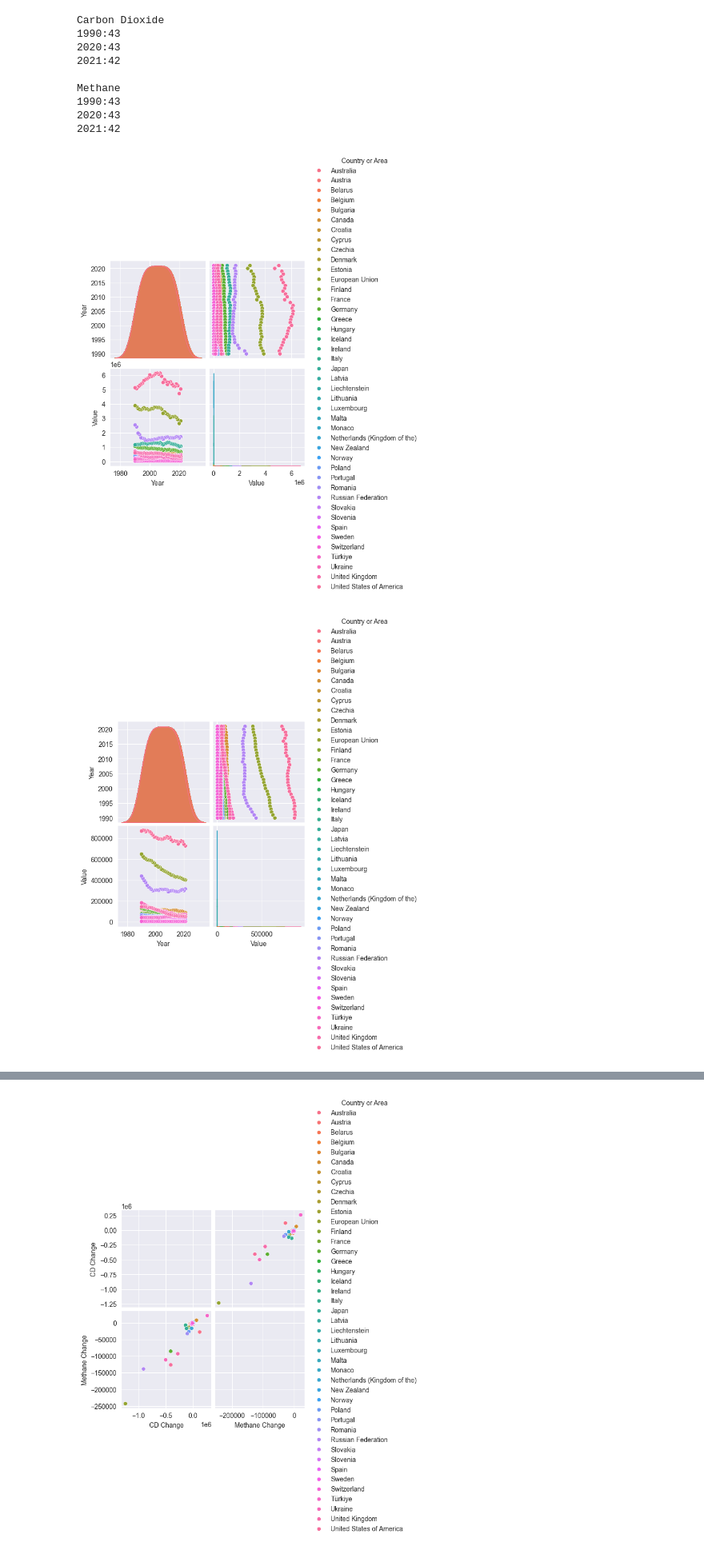
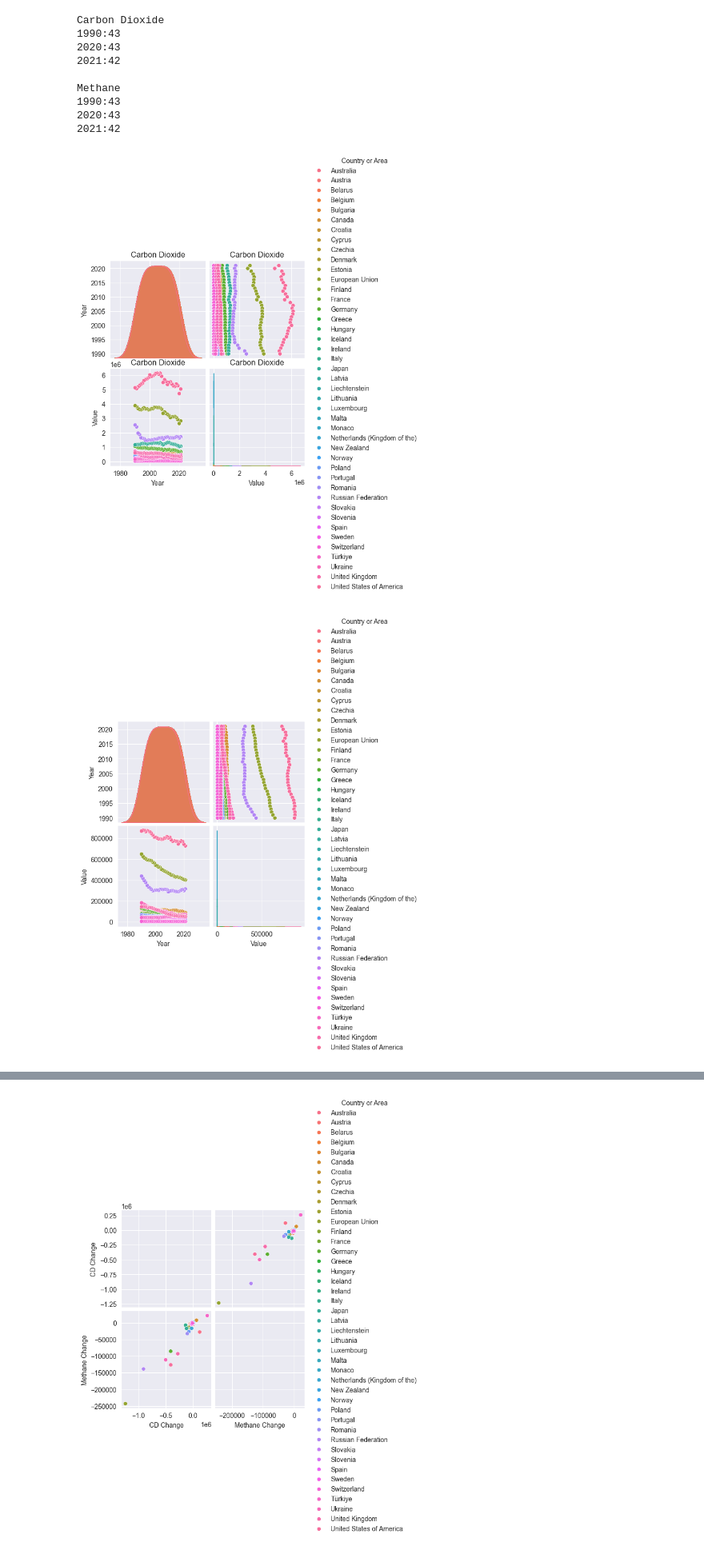
Before and after one commit to meganwilcox/Environment-Methane-Carbon-Dioxide, a Jupyter notebook: Overview.ipynb, the cells around one changed output, grey strips where cells are left out. Shown at 80% size. Saved outputs shown, nothing was run; the diff lists cells and outputs as text; code cells hidden in the pictures.

```diff
--- a/Overview.ipynb
+++ b/Overview.ipynb
@@ -59,13 +60,13 @@ Methane
 2021:42
 # %%
 # Carbon Dioxide and Methane pairplots for obvious trends
-sns.pairplot(carbon_dioxide_df, hue='Country or Area')
-sns.pairplot(methane_df, hue='Country or Area')
+sns.pairplot(carbon_dioxide_df, hue='Country or Area').set(title='Carbon Dioxide')
+sns.pairplot(methane_df, hue='Country or Area').set(title='Methane')
 plt.show()
 
 # Year x Value seems to show most obvious trends
 # %% [output]
-[figure, old version]
+[figure, new version]
 [figure]
 # %%
 # Plots of Year x Value for CO and Methane
```
Also changed, not shown: parts of 3 cells of this notebook, 2 other files.
